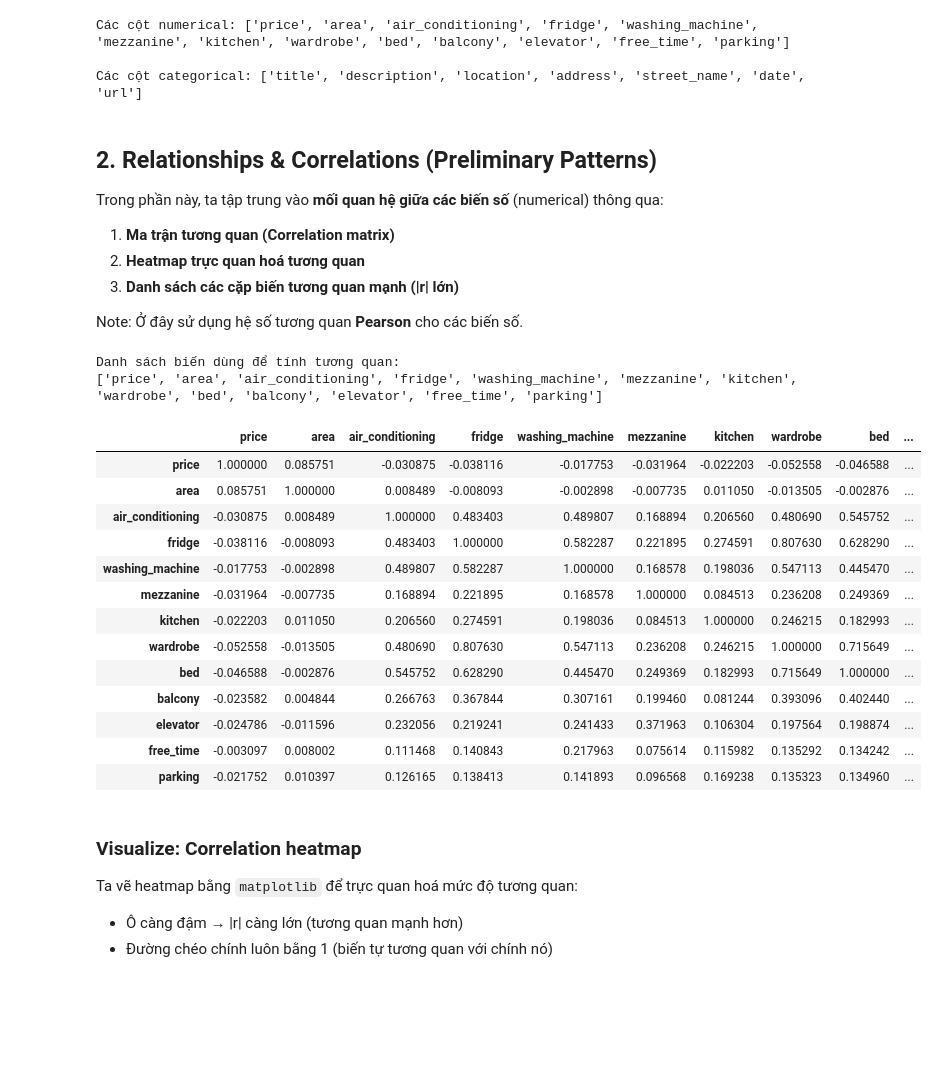
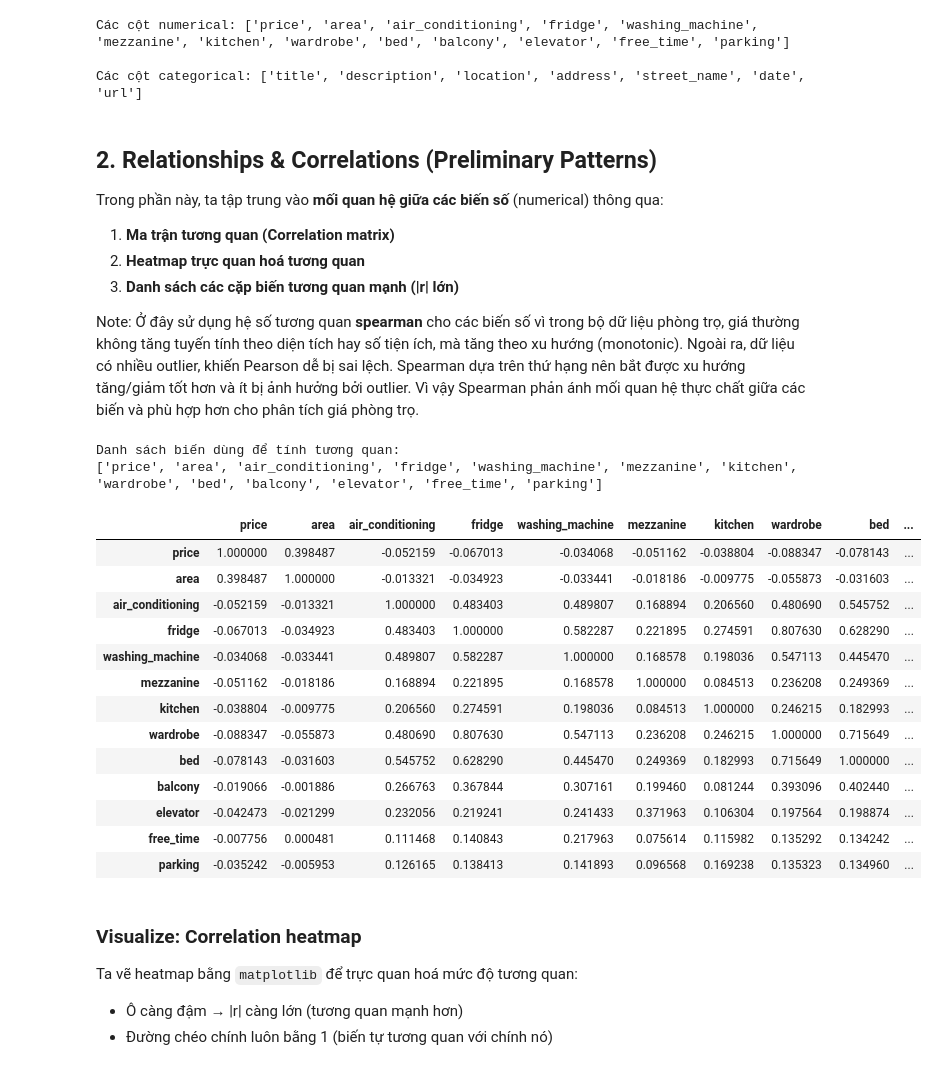
Before and after one commit to HungHiHung10/Intro2DS, a Jupyter notebook: notebooks/relationships_correlations.ipynb, the cells around one changed output. Cells and saved outputs as stored; diff of their text form; code cells hidden in the pictures; blank space fills up the shorter version.

```diff
--- a/notebooks/relationships_correlations.ipynb
+++ b/notebooks/relationships_correlations.ipynb
@@ -179,34 +179,34 @@ Trong phần này, ta tập trung vào **mối quan hệ giữa các biến số
 2. **Heatmap trực quan hoá tương quan**
 3. **Danh sách các cặp biến tương quan mạnh (|r| lớn)**
 
-Note: Ở đây sử dụng hệ số tương quan **Pearson** cho các biến số.
+Note: Ở đây sử dụng hệ số tương quan **spearman** cho các biến số vì trong bộ dữ liệu phòng trọ, giá thường không tăng tuyến tính theo diện tích hay số tiện ích, mà tăng theo xu hướng (monotonic). Ngoài ra, dữ liệu có nhiều outlier, khiến Pearson dễ bị sai lệch. Spearman dựa trên thứ hạng nên bắt được xu hướng tăng/giảm tốt hơn và ít bị ảnh hưởng bởi outlier. Vì vậy Spearman phản ánh mối quan hệ thực chất giữa các biến và phù hợp hơn cho phân tích giá phòng trọ.
 # %%
 # Chỉ giữ những numerical columns không bị missing quá nhiều
 num_for_corr = [c for c in numeric_cols if df[c].notna().mean() > 0.95]
 
-corr_matrix = df[num_for_corr].corr(method="pearson")
+corr_matrix = df[num_for_corr].corr(method="spearman")
 
 print("Danh sách biến dùng để tính tương quan:")
 print(num_for_corr)
 
 corr_matrix
 # %% [output]
 Danh sách biến dùng để tính tương quan:
 ['price', 'area', 'air_conditioning', 'fridge', 'washing_machine', 'mezzanine', 'kitchen', 'wardrobe', 'bed', 'balcony', 'elevator', 'free_time', 'parking']
 |  | price | area | air_conditioning | fridge | washing_machine | mezzanine | kitchen | wardrobe | bed | ... |
-| price | 1.000000 | 0.085751 | -0.030875 | -0.038116 | -0.017753 | -0.031964 | -0.022203 | -0.052558 | -0.046588 | ... |
-| area | 0.085751 | 1.000000 | 0.008489 | -0.008093 | -0.002898 | -0.007735 | 0.011050 | -0.013505 | -0.002876 | ... |
-| air_conditioning | -0.030875 | 0.008489 | 1.000000 | 0.483403 | 0.489807 | 0.168894 | 0.206560 | 0.480690 | 0.545752 | ... |
-| fridge | -0.038116 | -0.008093 | 0.483403 | 1.000000 | 0.582287 | 0.221895 | 0.274591 | 0.807630 | 0.628290 | ... |
-| washing_machine | -0.017753 | -0.002898 | 0.489807 | 0.582287 | 1.000000 | 0.168578 | 0.198036 | 0.547113 | 0.445470 | ... |
-| mezzanine | -0.031964 | -0.007735 | 0.168894 | 0.221895 | 0.168578 | 1.000000 | 0.084513 | 0.236208 | 0.249369 | ... |
-| kitchen | -0.022203 | 0.011050 | 0.206560 | 0.274591 | 0.198036 | 0.084513 | 1.000000 | 0.246215 | 0.182993 | ... |
-| wardrobe | -0.052558 | -0.013505 | 0.480690 | 0.807630 | 0.547113 | 0.236208 | 0.246215 | 1.000000 | 0.715649 | ... |
-| bed | -0.046588 | -0.002876 | 0.545752 | 0.628290 | 0.445470 | 0.249369 | 0.182993 | 0.715649 | 1.000000 | ... |
-| balcony | -0.023582 | 0.004844 | 0.266763 | 0.367844 | 0.307161 | 0.199460 | 0.081244 | 0.393096 | 0.402440 | ... |
-| elevator | -0.024786 | -0.011596 | 0.232056 | 0.219241 | 0.241433 | 0.371963 | 0.106304 | 0.197564 | 0.198874 | ... |
-| free_time | -0.003097 | 0.008002 | 0.111468 | 0.140843 | 0.217963 | 0.075614 | 0.115982 | 0.135292 | 0.134242 | ... |
-| parking | -0.021752 | 0.010397 | 0.126165 | 0.138413 | 0.141893 | 0.096568 | 0.169238 | 0.135323 | 0.134960 | ... |
+| price | 1.000000 | 0.398487 | -0.052159 | -0.067013 | -0.034068 | -0.051162 | -0.038804 | -0.088347 | -0.078143 | ... |
+| area | 0.398487 | 1.000000 | -0.013321 | -0.034923 | -0.033441 | -0.018186 | -0.009775 | -0.055873 | -0.031603 | ... |
+| air_conditioning | -0.052159 | -0.013321 | 1.000000 | 0.483403 | 0.489807 | 0.168894 | 0.206560 | 0.480690 | 0.545752 | ... |
+| fridge | -0.067013 | -0.034923 | 0.483403 | 1.000000 | 0.582287 | 0.221895 | 0.274591 | 0.807630 | 0.628290 | ... |
+| washing_machine | -0.034068 | -0.033441 | 0.489807 | 0.582287 | 1.000000 | 0.168578 | 0.198036 | 0.547113 | 0.445470 | ... |
+| mezzanine | -0.051162 | -0.018186 | 0.168894 | 0.221895 | 0.168578 | 1.000000 | 0.084513 | 0.236208 | 0.249369 | ... |
+| kitchen | -0.038804 | -0.009775 | 0.206560 | 0.274591 | 0.198036 | 0.084513 | 1.000000 | 0.246215 | 0.182993 | ... |
+| wardrobe | -0.088347 | -0.055873 | 0.480690 | 0.807630 | 0.547113 | 0.236208 | 0.246215 | 1.000000 | 0.715649 | ... |
+| bed | -0.078143 | -0.031603 | 0.545752 | 0.628290 | 0.445470 | 0.249369 | 0.182993 | 0.715649 | 1.000000 | ... |
+| balcony | -0.019066 | -0.001886 | 0.266763 | 0.367844 | 0.307161 | 0.199460 | 0.081244 | 0.393096 | 0.402440 | ... |
+| elevator | -0.042473 | -0.021299 | 0.232056 | 0.219241 | 0.241433 | 0.371963 | 0.106304 | 0.197564 | 0.198874 | ... |
+| free_time | -0.007756 | 0.000481 | 0.111468 | 0.140843 | 0.217963 | 0.075614 | 0.115982 | 0.135292 | 0.134242 | ... |
+| parking | -0.035242 | -0.005953 | 0.126165 | 0.138413 | 0.141893 | 0.096568 | 0.169238 | 0.135323 | 0.134960 | ... |
 # %% [markdown]
 ### **Visualize**: Correlation heatmap
 
```
Also changed, not shown: parts of 2 cells of this notebook.
